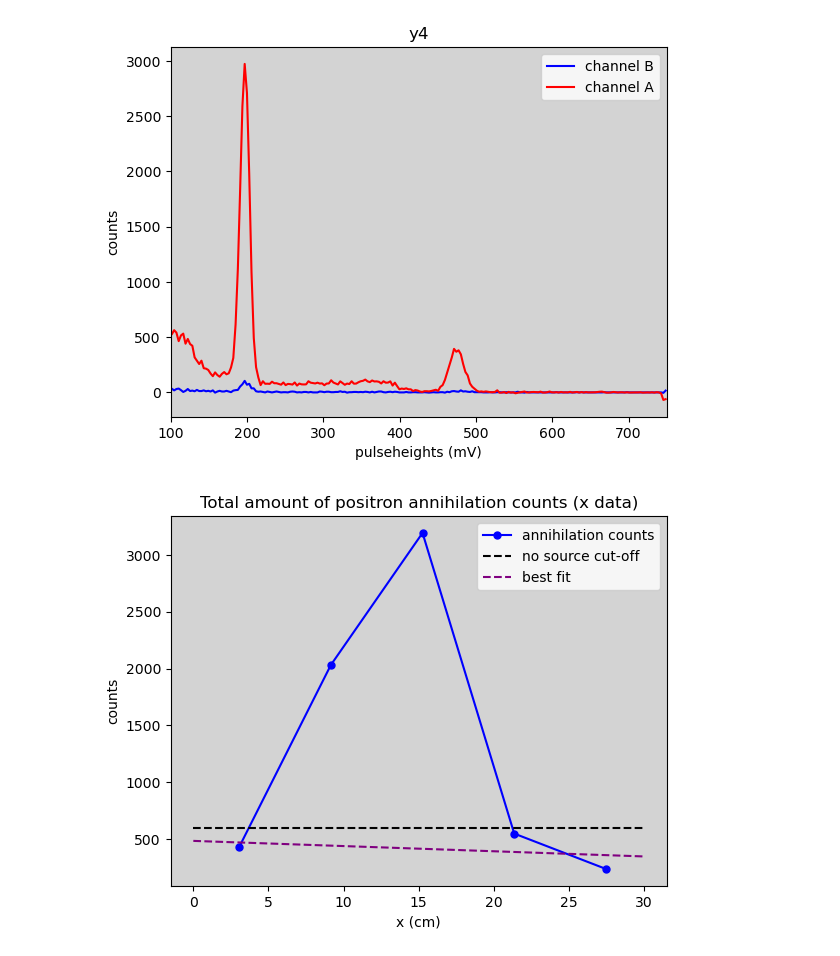
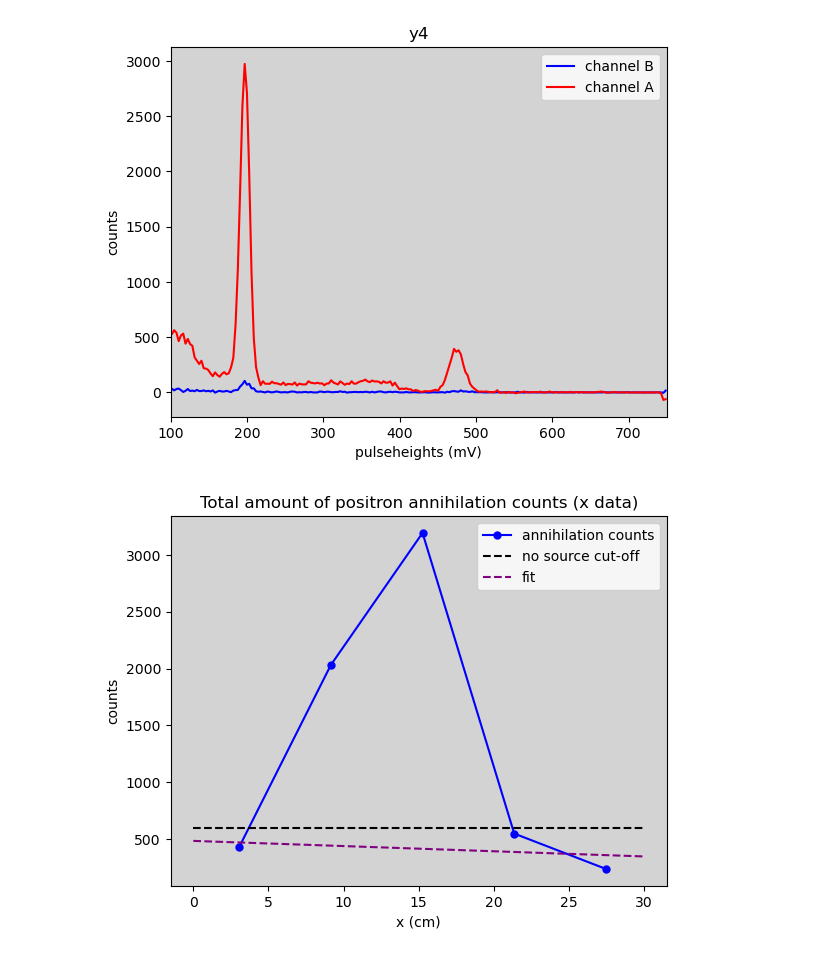
Before and after one commit to jrc-rodriguez/particle_physics, a Jupyter notebook: graphs_data.ipynb, the cells around one changed output. Cells and saved outputs as stored; diff of their text form; code cells hidden in the pictures.

```diff
--- a/graphs_data.ipynb
+++ b/graphs_data.ipynb
@@ -293,35 +293,35 @@ _, counts_B_x3 = adjust(pulseheights, counts_B_x3)
 _, counts_A_x4 = adjust(pulseheights, counts_A_x4)
 _, counts_B_x4 = adjust(pulseheights, counts_B_x4)
 _, counts_A_x5 = adjust(pulseheights, counts_A_x5)
 _, counts_B_x5 = adjust(pulseheights, counts_B_x5)
 
 x1_counts = [sum(counts_B_x1)]
 x2_counts = [sum(counts_B_x2)]
 x3_counts = [sum(counts_B_x3)]
 x4_counts = [sum(counts_B_x4)]
 x5_counts = [sum(counts_B_x5)]
 x_counts = [x1_counts, x2_counts, x3_counts, x4_counts, x5_counts]
 y_counts_fit = np.array([sum(counts_B_x1), sum(counts_B_x4), sum(counts_B_x5)])
 x_counts_fit = np.array([3.05, 21.35, 27.45])
 
 model = curve_fit(no_source, x_counts_fit, y_counts_fit, p0 = [-4.6, 480])
 a, b = model[0]
 
 for x in np.arange(0, 30, 0.1):
     y_fit.append(a * x + b)
     x_fit.append(x)
 
 plt.plot(x_loc, x_counts, 'o-', markersize = 5, color = 'blue', label = 'annihilation counts')
 plt.plot(border_x, border_y, '--', color = 'black', label = 'no source cut-off')
-plt.plot(x_fit, y_fit, '--', color = 'purple', label = 'best fit')
+plt.plot(x_fit, y_fit, '--', color = 'purple', label = 'fit')
 plt.gca().set_facecolor('lightgrey')
 plt.legend(loc = 'upper right')
 plt.title("Total amount of positron annihilation counts (x data)")
 plt.ylabel("counts")
 plt.xlabel("x (cm)")
 plt.show()
 # %% [output]
-[figure, old version]
+[figure, new version]
 # %%
 y_loc = [3.05, 9.15, 15.25, 21.35]
 border_x = [0, 25]
```
Also changed, not shown: parts of 2 cells of this notebook, 1 other file.
